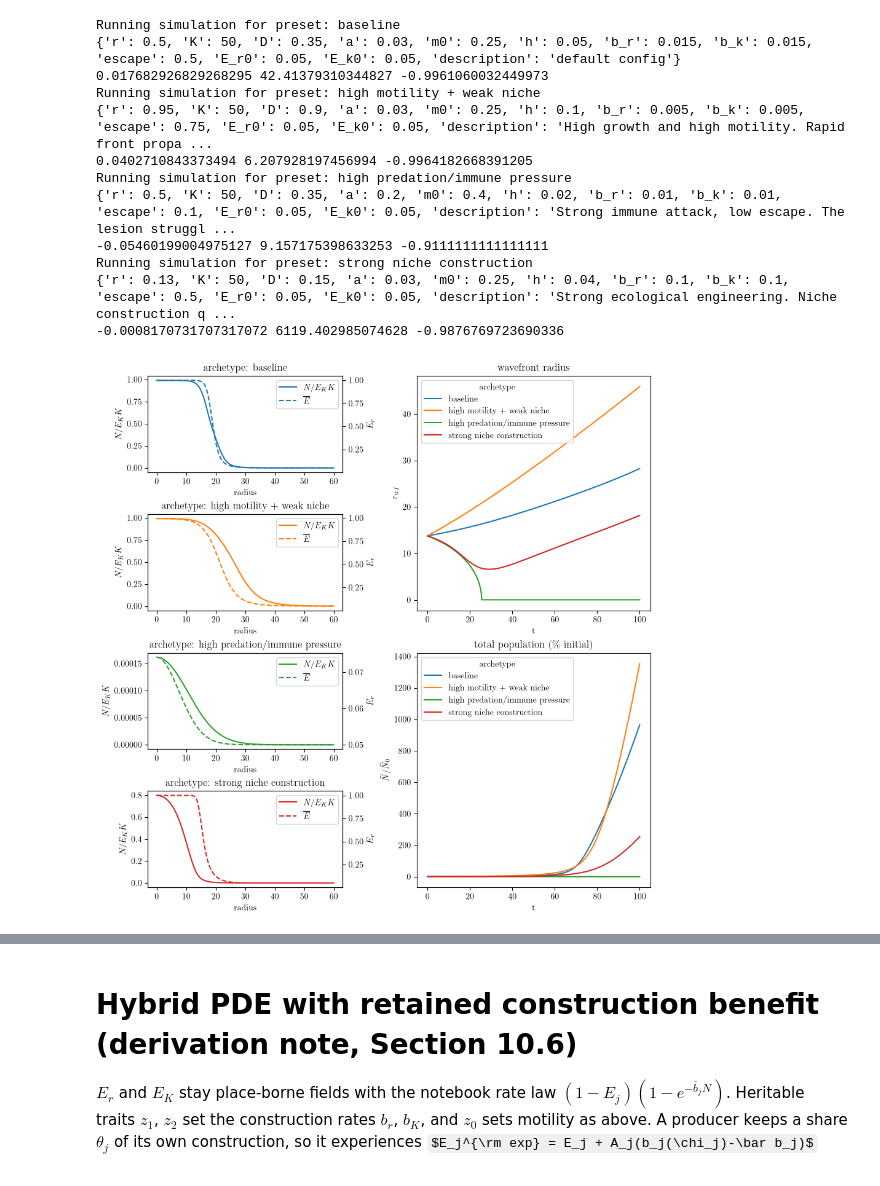
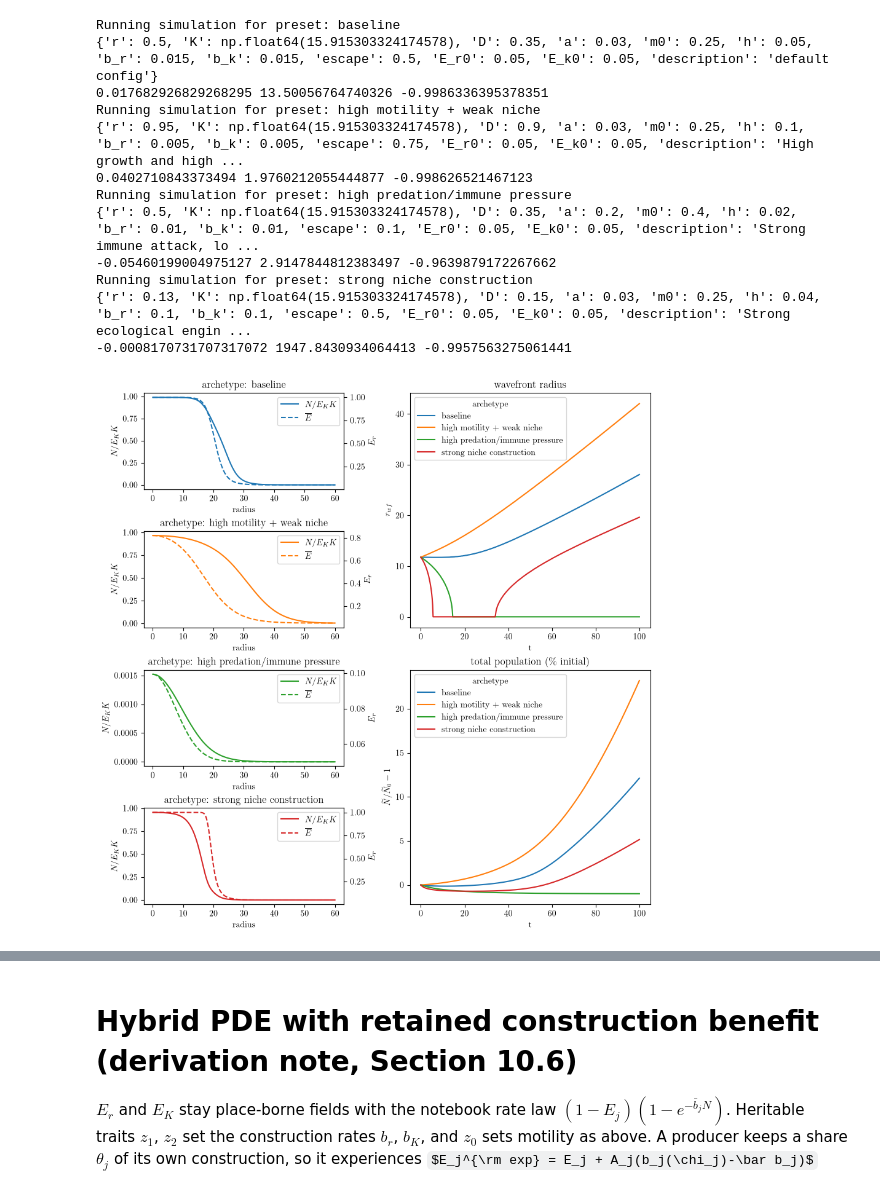
Before and after one commit to cancer-ecology-center/tumor-ecology-models, a Jupyter notebook: scripts/figures.ipynb, the cells around one changed output, grey strips where cells are left out. Saved outputs shown, nothing was run; the diff lists cells and outputs as text; code cells hidden in the pictures; some formulas as TeX source.

```diff
--- a/scripts/figures.ipynb
+++ b/scripts/figures.ipynb
@@ -35,7 +32,7 @@ integration_dict = {
     'dt': .001,
 }
 seed_dict = {
-    'N_init': 50,
+    'N_init': 100,
     'seed_radius': 10,
     'gaussian_sharpness': 2,
     'wave_cutoff': .01,
@@ -96,6 +93,7 @@ preset_dicts = {
 bcs = {"derivative":0}
 merged_presets = merge_presets(preset_dicts, default_config)
 config_dict = {'integration': integration_dict, 'seed':seed_dict,'bcs':bcs,'presets': merged_presets, 'analysis':analysis_dict}
+
 
 def rolling_area(u_init, r_coords):
     """Cumulative area (polar coordinates) of u_init up to each radius."""
@@ -186,7 +184,7 @@ def build_initial_N(config):
     if total == 0:
         raise ValueError("The initial distribution is zero after applying the cutoff.")
     u_init *= seed_params['N_init'] / total
-    default_config['K'] = np.max(u_init)*30
+    default_config['K'] = np.max(u_init)*50
     u_field = ScalarField(grid, data=u_init, label="N")
     return u_field, r_coords
 
@@ -202,9 +200,12 @@ def compute_phase_quantities(params):
 # %%
 scenario_wavefront_speed = []
 scenario_final_profiles = []
+u_field, r_coords = build_initial_N(config_dict)
+# this changed the carrying capacity, so update the config_dict
+merged_presets = merge_presets(preset_dicts, default_config)
+config_dict = {'integration': integration_dict, 'seed':seed_dict,'bcs':bcs,'presets': merged_presets, 'analysis':analysis_dict}
 for preset_name, preset_config in config_dict['presets'].items():
     print(f"Running simulation for preset: {preset_name}")
-    u_field, r_coords = build_initial_N(config_dict)
     Er_init = np.ones_like(u_field.data) * preset_config['E_r0']
     Ek_init = np.ones_like(u_field.data) * preset_config['E_k0']
     Er_field = ScalarField(u_field.grid, data=Er_init, label="E_r")
@@ -242,70 +243,60 @@ for preset_name, preset_config in config_dict['presets'].items():
         r_val,idx = compute_wavefront_idx(analysis_dict, curr_u, r_coords,e_field)
         # wavefront_r = r_coords[idx]
         # scenario_wavefront_speed.append((preset_name,time,np.max(curr_u),wavefront_r, rolling_area(curr_u, r_coords)[-1], compute_participation_area(storage[t_idx][0])))
-        scenario_wavefront_speed.append((preset_name,time,np.max(curr_u),r_val, rolling_area(curr_u, r_coords)[-1], compute_participation_area(storage[t_idx][0]))) #choose between idx or full volume
+        scenario_wavefront_speed.append((preset_name,time,np.max(curr_u),r_val, rolling_area(preset_config['E_k0']*curr_u/e_field, r_coords)[-1], compute_participation_area(storage[t_idx][0]))) #choose between idx or full volume
 
     final_collection = storage[-1]
     final_Er = final_collection[1].data
     final_Ek = final_collection[2].data
     final_N = final_collection[0].data/(kappa*final_Ek)
     scenario_final_profiles.append((preset_name, final_N, final_Er))
-    """
-    show initial distribution
-    turn into set of four plots
-    show the wavefront top right
-    show perc of initial population
-    change labels
-    set colors at the top
-    use latex
-    """
 # %% [output]
 Running simulation for preset: baseline
-{'r': 0.5, 'K': 50, 'D': 0.35, 'a': 0.03, 'm0': 0.25, 'h': 0.05, 'b_r': 0.015, 'b_k': 0.015, 'escape': 0.5, 'E_r0': 0.05, 'E_k0': 0.05, 'description': 'default config'}
-0.017682926829268295 42.41379310344827 -0.9961060032449973
+{'r': 0.5, 'K': np.float64(15.915303324174578), 'D': 0.35, 'a': 0.03, 'm0': 0.25, 'h': 0.05, 'b_r': 0.015, 'b_k': 0.015, 'escape': 0.5, 'E_r0': 0.05, 'E_k0': 0.05, 'description': 'default config'}
+0.017682926829268295 13.50056764740326 -0.9986336395378351
 Running simulation for preset: high motility + weak niche
-{'r': 0.95, 'K': 50, 'D': 0.9, 'a': 0.03, 'm0': 0.25, 'h': 0.1, 'b_r': 0.005, 'b_k': 0.005, 'escape': 0.75, 'E_r0': 0.05, 'E_k0': 0.05, 'description': 'High growth and high motility. Rapid front propa ...
-0.0402710843373494 6.207928197456994 -0.9964182668391205
+{'r': 0.95, 'K': np.float64(15.915303324174578), 'D': 0.9, 'a': 0.03, 'm0': 0.25, 'h': 0.1, 'b_r': 0.005, 'b_k': 0.005, 'escape': 0.75, 'E_r0': 0.05, 'E_k0': 0.05, 'description': 'High growth and high ...
+0.0402710843373494 1.9760212055444877 -0.998626521467123
 Running simulation for preset: high predation/immune pressure
-{'r': 0.5, 'K': 50, 'D': 0.35, 'a': 0.2, 'm0': 0.4, 'h': 0.02, 'b_r': 0.01, 'b_k': 0.01, 'escape': 0.1, 'E_r0': 0.05, 'E_k0': 0.05, 'description': 'Strong immune attack, low escape. The lesion struggl ...
--0.05460199004975127 9.157175398633253 -0.9111111111111111
+{'r': 0.5, 'K': np.float64(15.915303324174578), 'D': 0.35, 'a': 0.2, 'm0': 0.4, 'h': 0.02, 'b_r': 0.01, 'b_k': 0.01, 'escape': 0.1, 'E_r0': 0.05, 'E_k0': 0.05, 'description': 'Strong immune attack, lo ...
+-0.05460199004975127 2.9147844812383497 -0.9639879172267662
 Running simulation for preset: strong niche construction
-{'r': 0.13, 'K': 50, 'D': 0.15, 'a': 0.03, 'm0': 0.25, 'h': 0.04, 'b_r': 0.1, 'b_k': 0.1, 'escape': 0.5, 'E_r0': 0.05, 'E_k0': 0.05, 'description': 'Strong ecological engineering. Niche construction q ...
--0.0008170731707317072 6119.402985074628 -0.9876769723690336
+{'r': 0.13, 'K': np.float64(15.915303324174578), 'D': 0.15, 'a': 0.03, 'm0': 0.25, 'h': 0.04, 'b_r': 0.1, 'b_k': 0.1, 'escape': 0.5, 'E_r0': 0.05, 'E_k0': 0.05, 'description': 'Strong ecological engin ...
+-0.0008170731707317072 1947.8430934064413 -0.9957563275061441
 # %%
 df = pd.DataFrame(scenario_wavefront_speed, columns = ['archetype','t','u_max','r','N','eff_area'])
 df['N_init'] = config_dict['seed']['N_init']
-df['N_perc'] = df['N']/df['N_init']
+df['N_perc'] = df['N']/df['N_init']-1
 fig = plt.figure(figsize=(9, 9), constrained_layout=True)
 gs = fig.add_gridspec(4, 2, width_ratios=[1, 1.2])
 scenarios = [s for s, _, _ in scenario_final_profiles]
 colors = sns.color_palette("tab10", n_colors=len(scenarios))
 palette = dict(zip(scenarios, colors))
 for i, (scenario, final_N, final_Er) in enumerate(scenario_final_profiles):
     ax = fig.add_subplot(gs[i, 0])
     ax_right = ax.twinx()
 
     line_n, = ax.plot(r_coords, final_N, color=palette[scenario], label="$N$")
     line_er, = ax_right.plot(
         r_coords, final_Er, color=palette[scenario], linestyle="--", label=r"$\bar{E}_{r}$"
     )
 
     ax.set_title("archetype: "+scenario)
     ax.set_xlabel("radius")
     ax.set_ylabel("$N/E_{K}K$")
     ax_right.set_ylabel(r"$E_{r}$")
     ax.legend([line_n, line_er], ["$N/E_{K}K$", r"$\overline{E}$"], loc="upper right")
 
 ax_wavefront = fig.add_subplot(gs[:2, 1])
 sns.lineplot(data=df, x="t", y="r", hue="archetype", ax=ax_wavefront)
 ax_wavefront.set_title("wavefront radius")
 ax_wavefront.set_ylabel("$r_{wf}$")
 
 ax_population = fig.add_subplot(gs[2:, 1])
 sns.lineplot(data=df, x="t", y="N_perc", hue="archetype", ax=ax_population)
 ax_population.set_title(r"total population (\% initial)")
-ax_population.set_ylabel("$\\widetilde{N} / \\widetilde{N}_{0}$")
-# ax_population.set_yscale("log")
+ax_population.set_ylabel("$\\widetilde{N} / \\widetilde{N}_{0} -1$")
 
 plt.show()
 # %% [output]
-[figure, old version]
+[figure, new version]
```
Also changed, not shown: parts of 11 cells of this notebook.
